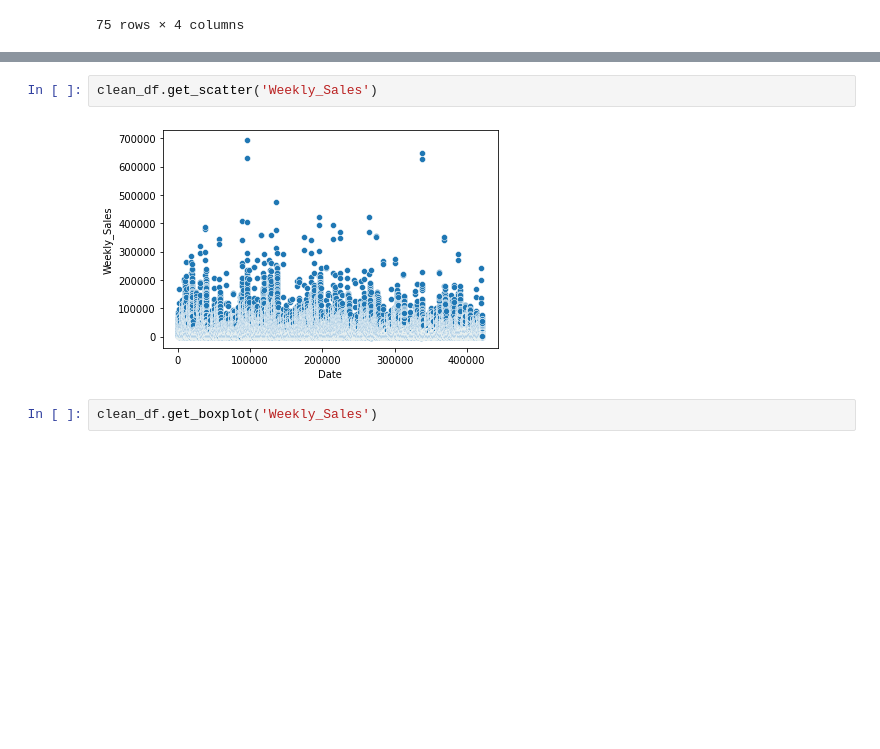
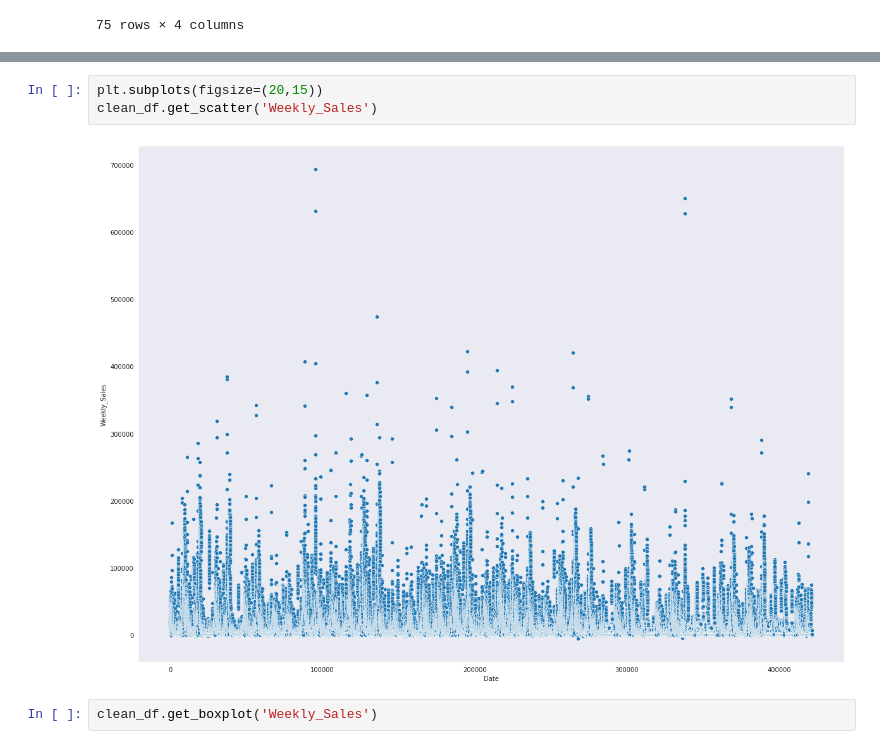
Before and after one commit to jay2jaykp/operation-odessa, a Jupyter notebook: operation_odessa.ipynb, the cells around one changed output, grey strips where cells are left out. Drawn from its saved outputs; the diff is of its cells as text; blank space fills up the shorter version.

```diff
--- a/operation_odessa.ipynb
+++ b/operation_odessa.ipynb
@@ -352,7 +352,8 @@ sns.catplot(x='Dept', y='yearly_sales', hue='year', col='Store', data=top_5_year
-# %%
-clean_df.get_scatter('Weekly_Sales')
-# %% [output]
-[figure, removed]
+# %%
+plt.subplots(figsize=(20,15))
+clean_df.get_scatter('Weekly_Sales')
+# %% [output]
+[figure, added]
 # %%
 clean_df.get_boxplot('Weekly_Sales')
 # %% [output]
```
Also changed, not shown: parts of 7 cells of this notebook.
